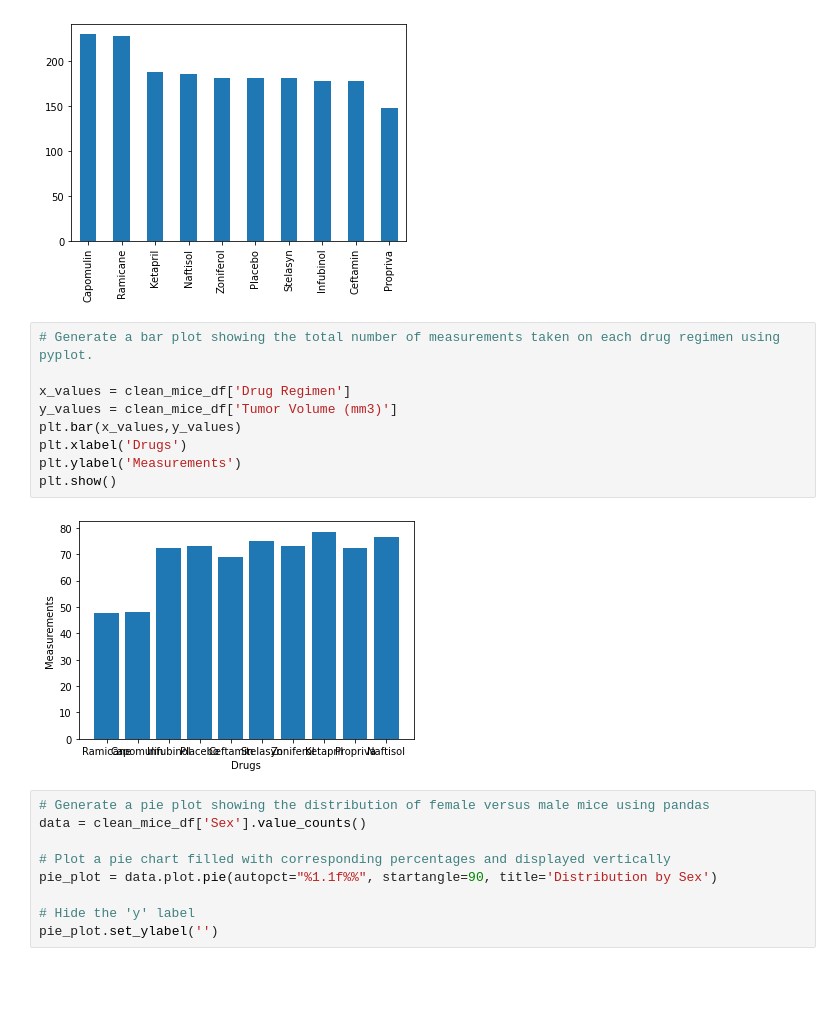
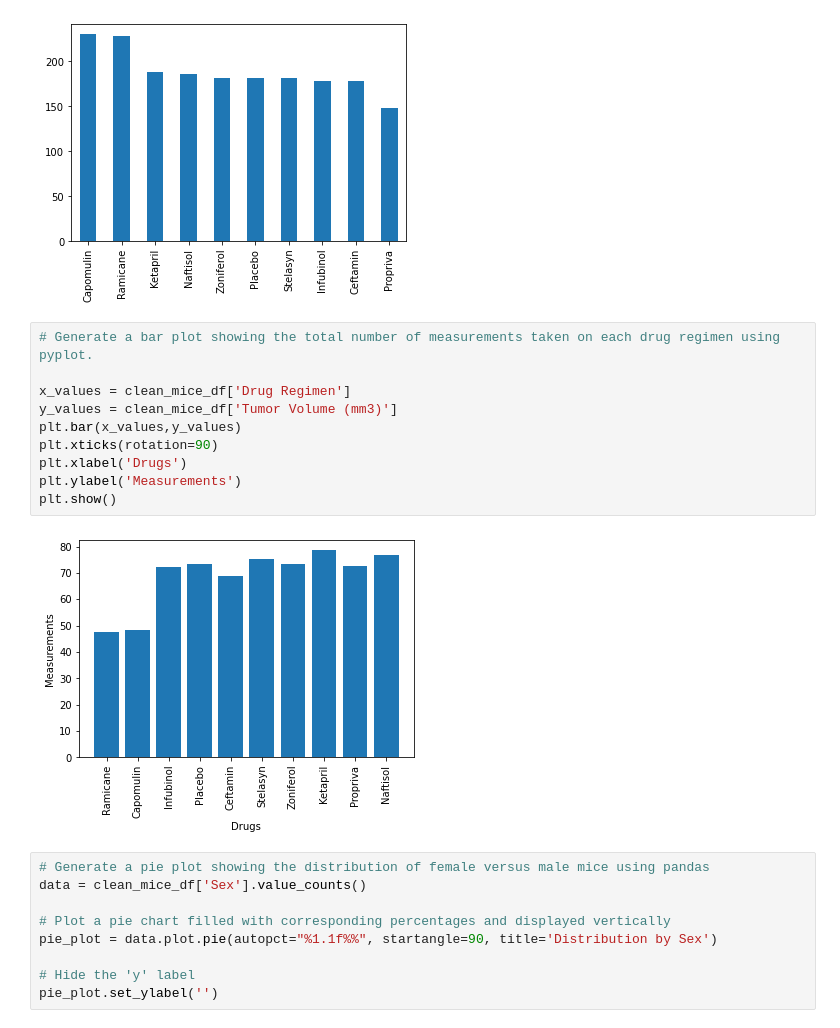
Before and after one commit to shalynalavoie/Matplotlib-Mouse-Study, a Jupyter notebook: matplotlib.ipynb, the cells around one changed output. Saved outputs shown, nothing was run; the diff lists cells and outputs as text; blank space fills up the shorter version.

```diff
--- a/matplotlib.ipynb
+++ b/matplotlib.ipynb
@@ -97,14 +111,15 @@ bar_plot = clean_mice_df['Drug Regimen'].value_counts().plot.bar(width=0.5, zord
 # %%
 # Generate a bar plot showing the total number of measurements taken on each drug regimen using pyplot.
 
 x_values = clean_mice_df['Drug Regimen']
 y_values = clean_mice_df['Tumor Volume (mm3)']
 plt.bar(x_values,y_values)
+plt.xticks(rotation=90)
 plt.xlabel('Drugs')
 plt.ylabel('Measurements')
 plt.show()
 # %% [output]
-[figure, old version]
+[figure, new version]
 # %%
 # Generate a pie plot showing the distribution of female versus male mice using pandas
 data = clean_mice_df['Sex'].value_counts()
```
Also changed, not shown: parts of 9 cells of this notebook.
